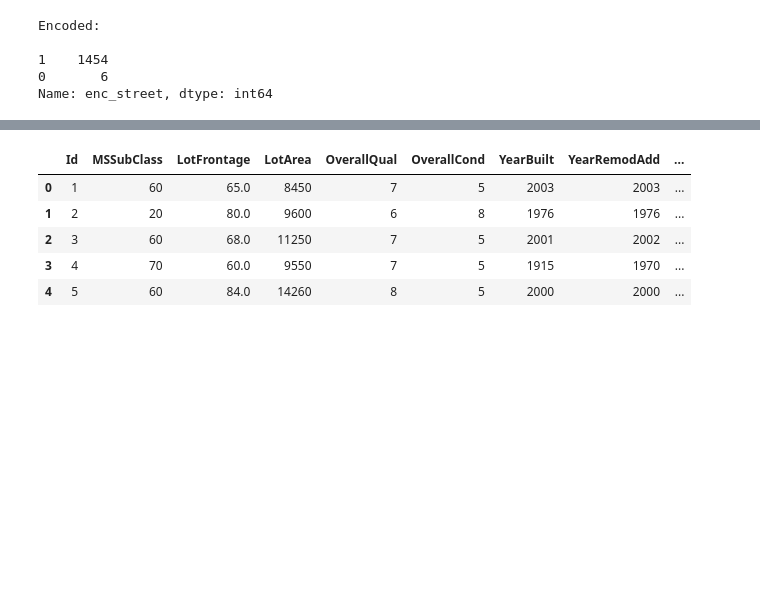
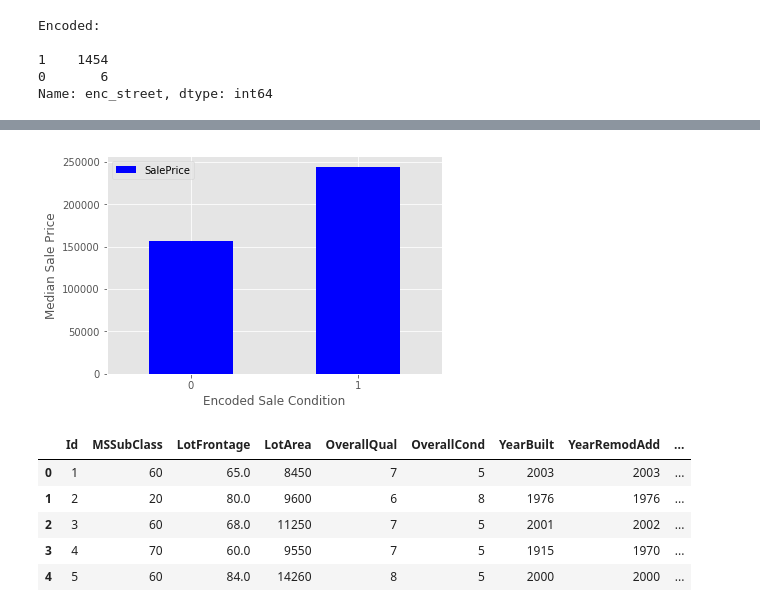
Before and after one commit to zuba0818/Kaggle-Competitions, a Jupyter notebook: House Prices Predict.ipynb, the cells around one changed output, grey strips where cells are left out. Saved outputs shown, nothing was run; the diff lists cells and outputs as text; code cells hidden in the pictures; blank space fills up the shorter version.

```diff
--- a/House Prices Predict.ipynb
+++ b/House Prices Predict.ipynb
@@ -236,3 +240,12 @@ plt.show()
+# %%
+condition_pivot = train.pivot_table(index='enc_condition', values='SalePrice', aggfunc=np.median)
+condition_pivot.plot(kind='bar', color='blue')
+plt.xlabel('Encoded Sale Condition')
+plt.ylabel('Median Sale Price')
+plt.xticks(rotation=0)
+plt.show()
+# %% [output]
+[figure, added]
 # %%
 data = train.select_dtypes(include=[np.number]).interpolate().dropna()
 # %%
```
Also changed, not shown: parts of 15 cells of this notebook, 1 other file.
